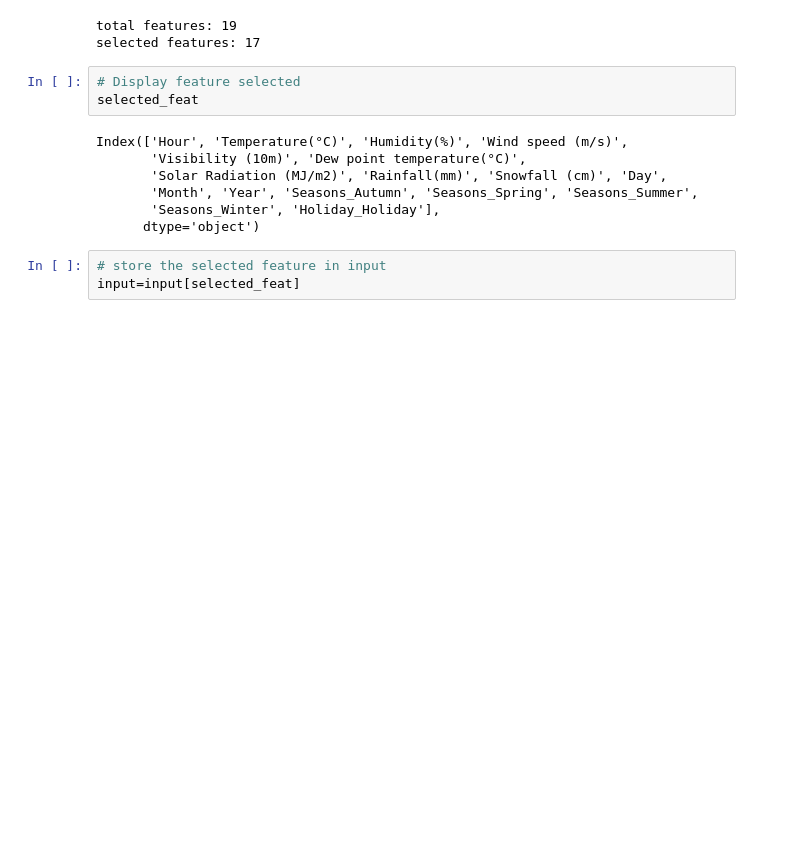
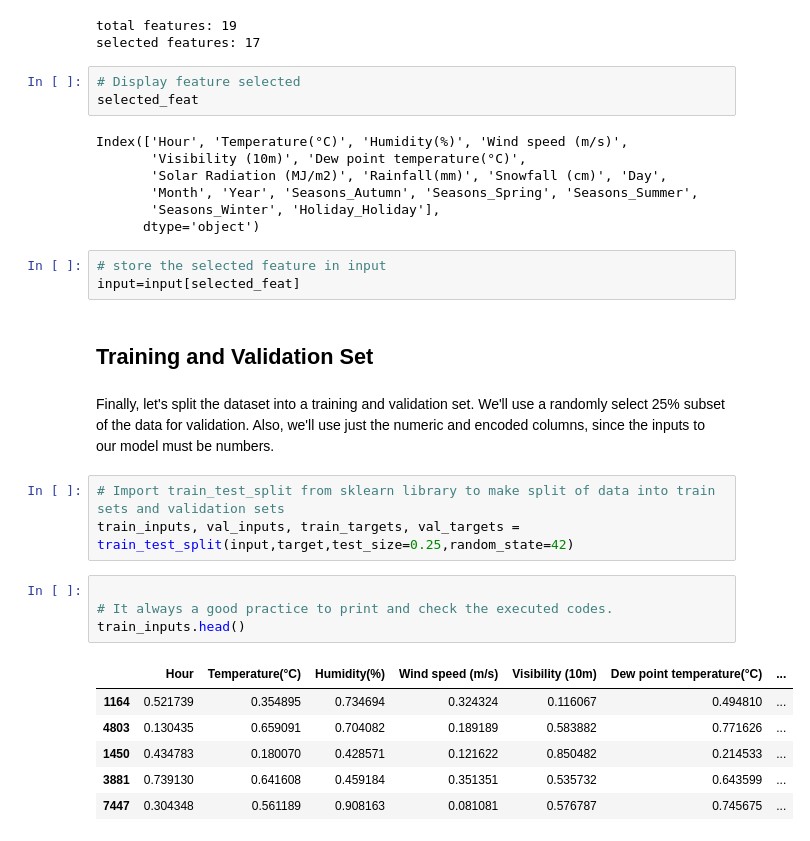
Before and after one commit to Amit-95/Bike_sharing_demand_pred, a Jupyter notebook: Bike_Sharing_Demand_Prediction_Capstone_Project.ipynb, the cells around one changed output. Drawn from its saved outputs; the diff is of its cells as text; blank space fills up the shorter version.

```diff
--- a/Bike_Sharing_Demand_Prediction_Capstone_Project.ipynb
+++ b/Bike_Sharing_Demand_Prediction_Capstone_Project.ipynb
@@ -672,3 +672,21 @@ Index(['Hour', 'Temperature(°C)', 'Humidity(%)', 'Wind speed (m/s)',
 # %%
 # store the selected feature in input
 input=input[selected_feat]
+# %% [markdown]
+## Training and Validation Set
+# %% [markdown]
+Finally, let's split the dataset into a training and validation set. We'll use a randomly select 25% subset of the data for validation. Also, we'll use just the numeric and encoded columns, since the inputs to our model must be numbers.
+# %%
+# Import train_test_split from sklearn library to make split of data into train sets and validation sets
+train_inputs, val_inputs, train_targets, val_targets = train_test_split(input,target,test_size=0.25,random_state=42)
+# %%
+
+# It always a good practice to print and check the executed codes.
+train_inputs.head()
+# %% [output]
+|  | Hour | Temperature(°C) | Humidity(%) | Wind speed (m/s) | Visibility (10m) | Dew point temperature(°C) | ... |
+| 1164 | 0.521739 | 0.354895 | 0.734694 | 0.324324 | 0.116067 | 0.494810 | ... |
+| 4803 | 0.130435 | 0.659091 | 0.704082 | 0.189189 | 0.583882 | 0.771626 | ... |
+| 1450 | 0.434783 | 0.180070 | 0.428571 | 0.121622 | 0.850482 | 0.214533 | ... |
+| 3881 | 0.739130 | 0.641608 | 0.459184 | 0.351351 | 0.535732 | 0.643599 | ... |
+| 7447 | 0.304348 | 0.561189 | 0.908163 | 0.081081 | 0.576787 | 0.745675 | ... |
```
Also changed, not shown: parts of 4 cells of this notebook.
